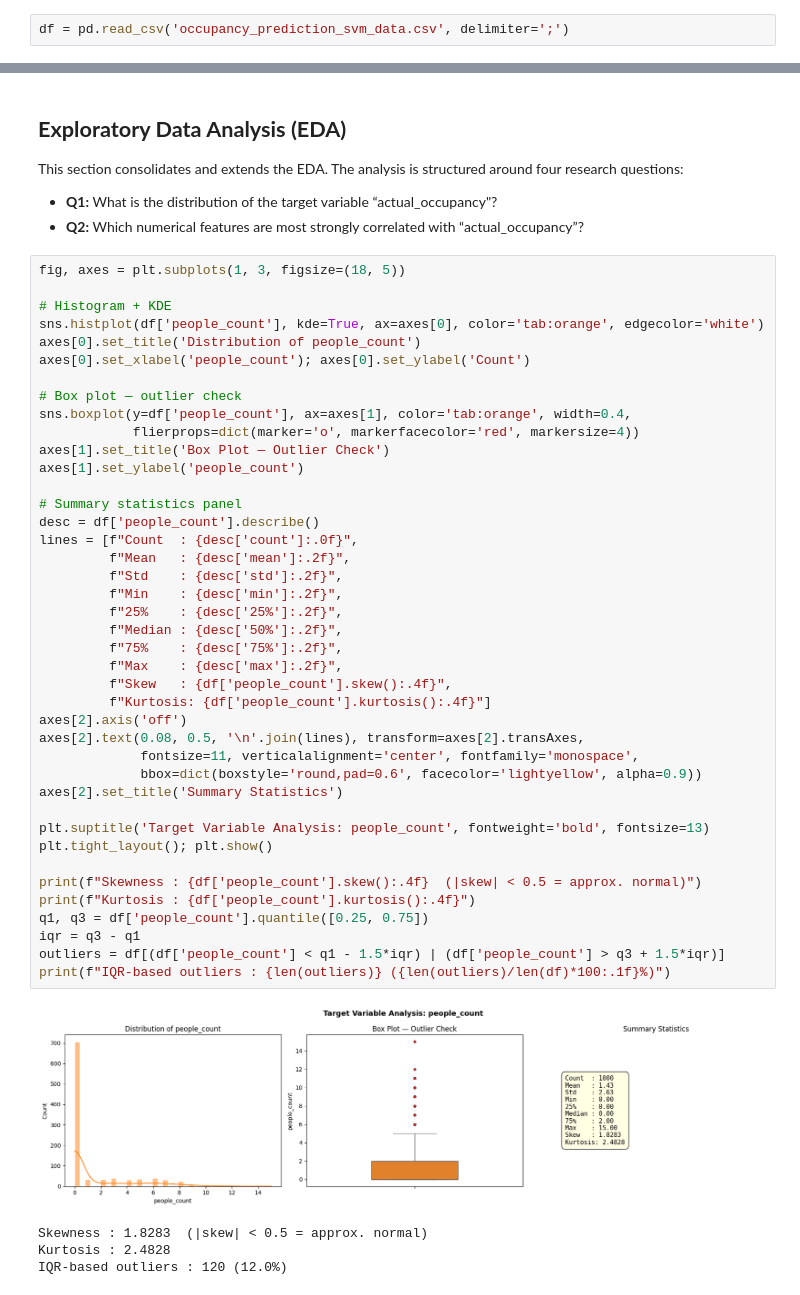
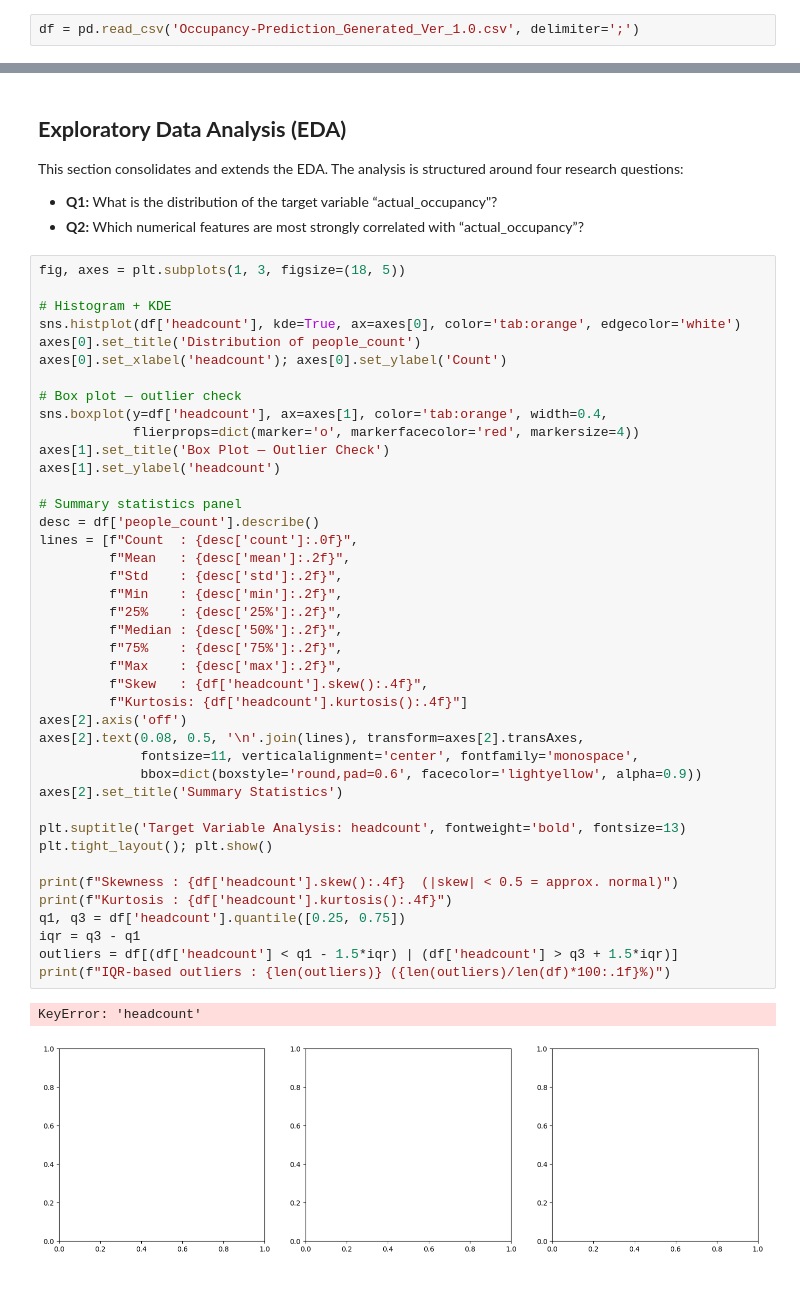
Before and after one commit to MIL-Project2/DR-DT, a Jupyter notebook: Occupancy_Prediction.ipynb, the cells around one changed output, grey strips where cells are left out. Cells and saved outputs as stored; diff of their text form.

Commit message:
Data_Ver_1.0

```diff
--- a/Occupancy_Prediction.ipynb
+++ b/Occupancy_Prediction.ipynb
@@ -58,7 +58,7 @@ print("All libraries imported successfully.")
 # %% [output]
 All libraries imported successfully.
 # %%
-df = pd.read_csv('occupancy_prediction_svm_data.csv', delimiter=';')
+df = pd.read_csv('Occupancy-Prediction_Generated_Ver_1.0.csv', delimiter=';')
 # %%
 # ── Missing Values, Data Types & Duplicates ──────────────────────────────────
 print("=== DATA AUDIT REPORT ===")
@@ -114,45 +95,43 @@ This section consolidates and extends the EDA. The analysis is structured around
 fig, axes = plt.subplots(1, 3, figsize=(18, 5))
 
 # Histogram + KDE
-sns.histplot(df['people_count'], kde=True, ax=axes[0], color='tab:orange', edgecolor='white')
+sns.histplot(df['headcount'], kde=True, ax=axes[0], color='tab:orange', edgecolor='white')
 axes[0].set_title('Distribution of people_count')
-axes[0].set_xlabel('people_count'); axes[0].set_ylabel('Count')
+axes[0].set_xlabel('headcount'); axes[0].set_ylabel('Count')
 
 # Box plot — outlier check
-sns.boxplot(y=df['people_count'], ax=axes[1], color='tab:orange', width=0.4,
+sns.boxplot(y=df['headcount'], ax=axes[1], color='tab:orange', width=0.4,
             flierprops=dict(marker='o', markerfacecolor='red', markersize=4))
 axes[1].set_title('Box Plot — Outlier Check')
-axes[1].set_ylabel('people_count')
+axes[1].set_ylabel('headcount')
 
 # Summary statistics panel
 desc = df['people_count'].describe()
 lines = [f"Count  : {desc['count']:.0f}",
          f"Mean   : {desc['mean']:.2f}",
          f"Std    : {desc['std']:.2f}",
          f"Min    : {desc['min']:.2f}",
          f"25%    : {desc['25%']:.2f}",
          f"Median : {desc['50%']:.2f}",
          f"75%    : {desc['75%']:.2f}",
          f"Max    : {desc['max']:.2f}",
-         f"Skew   : {df['people_count'].skew():.4f}",
-         f"Kurtosis: {df['people_count'].kurtosis():.4f}"]
+         f"Skew   : {df['headcount'].skew():.4f}",
+         f"Kurtosis: {df['headcount'].kurtosis():.4f}"]
 axes[2].axis('off')
 axes[2].text(0.08, 0.5, '\n'.join(lines), transform=axes[2].transAxes,
              fontsize=11, verticalalignment='center', fontfamily='monospace',
              bbox=dict(boxstyle='round,pad=0.6', facecolor='lightyellow', alpha=0.9))
 axes[2].set_title('Summary Statistics')
 
-plt.suptitle('Target Variable Analysis: people_count', fontweight='bold', fontsize=13)
+plt.suptitle('Target Variable Analysis: headcount', fontweight='bold', fontsize=13)
 plt.tight_layout(); plt.show()
 
-print(f"Skewness : {df['people_count'].skew():.4f}  (|skew| < 0.5 = approx. normal)")
-print(f"Kurtosis : {df['people_count'].kurtosis():.4f}")
-q1, q3 = df['people_count'].quantile([0.25, 0.75])
+print(f"Skewness : {df['headcount'].skew():.4f}  (|skew| < 0.5 = approx. normal)")
+print(f"Kurtosis : {df['headcount'].kurtosis():.4f}")
+q1, q3 = df['headcount'].quantile([0.25, 0.75])
 iqr = q3 - q1
-outliers = df[(df['people_count'] < q1 - 1.5*iqr) | (df['people_count'] > q3 + 1.5*iqr)]
+outliers = df[(df['headcount'] < q1 - 1.5*iqr) | (df['headcount'] > q3 + 1.5*iqr)]
 print(f"IQR-based outliers : {len(outliers)} ({len(outliers)/len(df)*100:.1f}%)")
 # %% [output]
+KeyError: 'headcount'
-[figure, old version]
+[figure, new version]
-Skewness : 1.8283  (|skew| < 0.5 = approx. normal)
-Kurtosis : 2.4828
-IQR-based outliers : 120 (12.0%)
```
Also changed, not shown: parts of 2 cells of this notebook.
